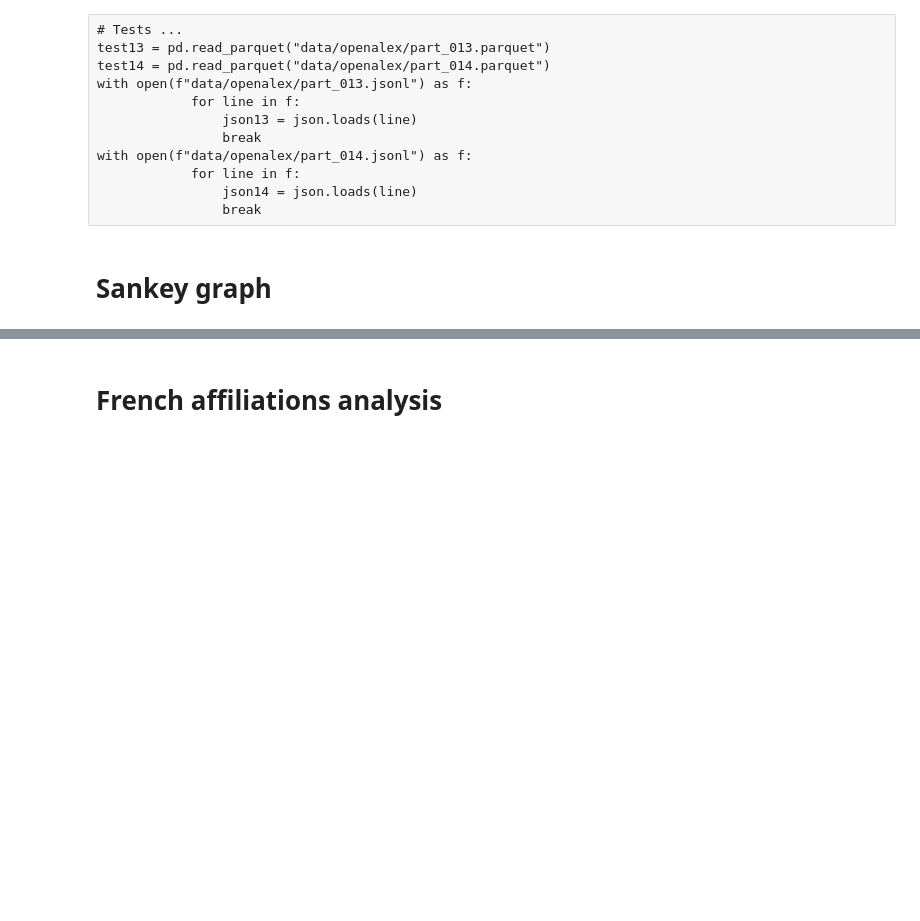
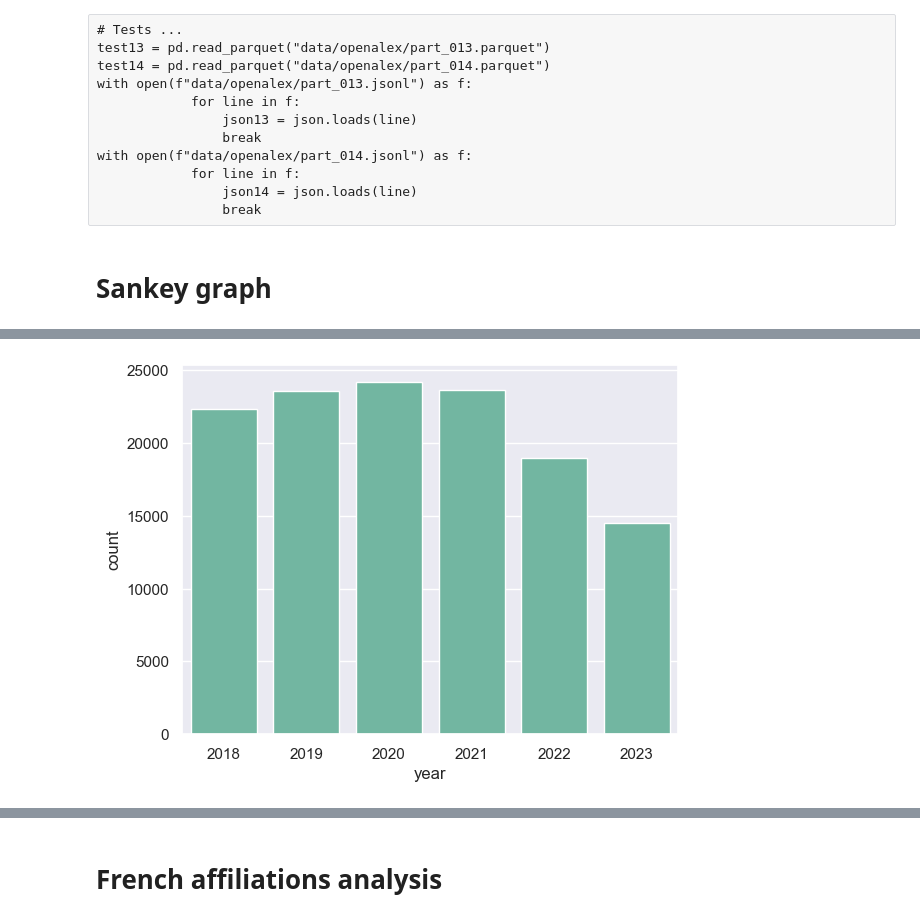
Before and after one commit to dataesr/bso-coverage, a Jupyter notebook: 2_analyse_data_openalex.ipynb, the cells around one changed output, grey strips where cells are left out. Drawn from its saved outputs; the diff is of its cells as text; code cells hidden in the pictures; blank space fills up the shorter version.

```diff
--- a/2_analyse_data_openalex.ipynb
+++ b/2_analyse_data_openalex.ipynb
@@ -7,7 +7,7 @@ import seaborn as sns
 import plotly.graph_objects as go
 import requests
 import mercury
-sns.set_theme(palette="tab10")
+sns.set_theme(palette="Set2")
 # %%
 # Merge parquet files
 duckdb.execute("""
@@ -139,0 +175,6 @@ fig.show()
+# %%
+# Plot years
+sns.countplot(df, x="year")
+plt.show()
+# %% [output]
+[figure, added]
```
Also changed, not shown: parts of 23 cells of this notebook, 1 other file.
